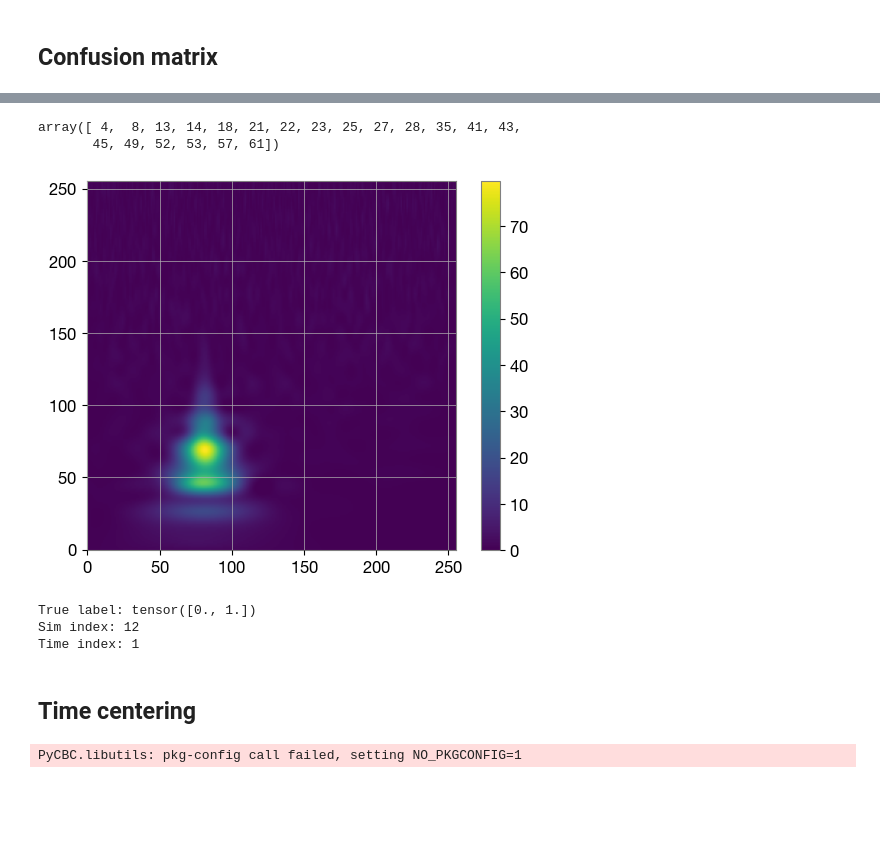
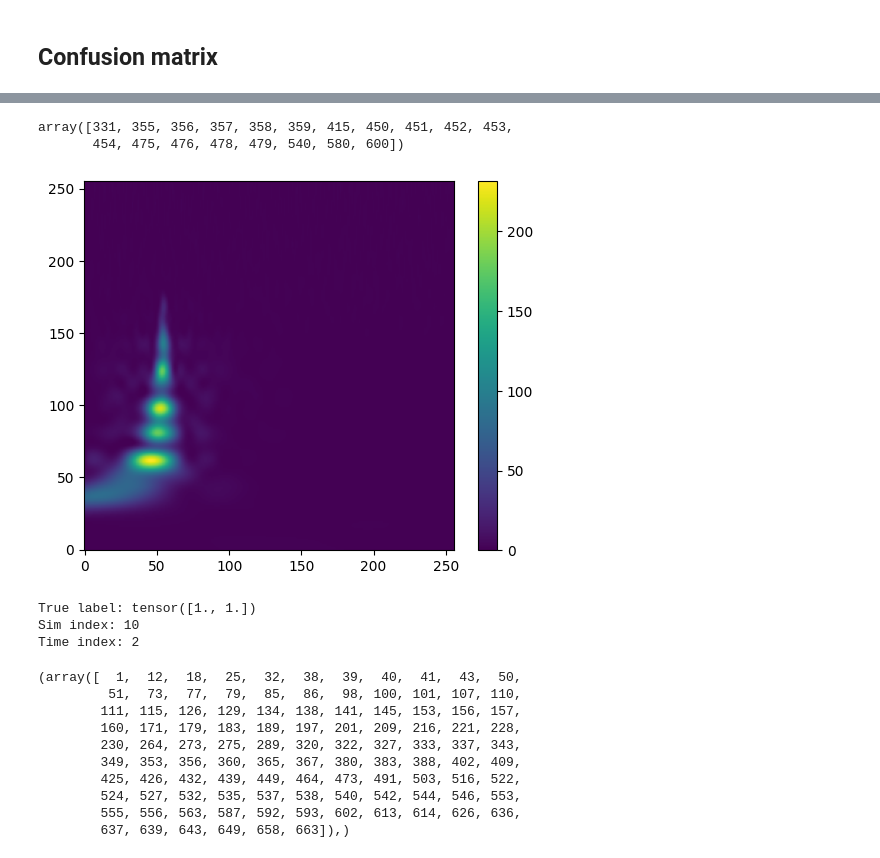
Before and after one commit to AryamannRao/LISAGlitchSignalClassifier, a Jupyter notebook: src/notebooks/model_hm_inference.ipynb, the cells around one changed output, grey strips where cells are left out. Saved outputs shown, nothing was run; the diff lists cells and outputs as text; code cells hidden in the pictures; blank space fills up the shorter version.

Commit message:
Added variation of orbit start times in dataset.

```diff
--- a/src/notebooks/model_hm_inference.ipynb
+++ b/src/notebooks/model_hm_inference.ipynb
@@ -86,11 +106,24 @@ plt.show()
 # %%
 dataset = LISADataset(training_hm_dataset_path)
 
-N = len(dataset)
-train_size = int(0.7 * N)
-val_size   = int(0.2 * N)
-test_size  = N - train_size - val_size
+unique_indices = np.unique(dataset.sim_indices)
+all_indices = np.array(dataset.sim_indices)
 
-generator = torch.Generator().manual_seed(42)
-train_dataset, val_dataset, test_dataset = random_split(
-    dataset, [train_size, val_size, test_size], generator=generator)
+rng = np.random.default_rng(42)
+rng.shuffle(unique_indices)
+
+n_total = len(unique_indices)
+n_train = int(0.7 * n_total)
+n_val   = int(0.2 * n_total)
+
+train_sources = unique_indices[:n_train]
+val_sources   = unique_indices[n_train:n_train+n_val]
+test_sources  = unique_indices[n_train+n_val:]
+
+train_indices = np.where(np.isin(all_indices, train_sources))[0]
+val_indices   = np.where(np.isin(all_indices, val_sources))[0]
+test_indices  = np.where(np.isin(all_indices, test_sources))[0]
+
+train_dataset = Subset(dataset, train_indices)
+val_dataset   = Subset(dataset, val_indices)
+test_dataset  = Subset(dataset, test_indices)
@@ -141,20 +186,18 @@ plt.show()
 # %%
-np.where((true_class == 2)&(pred_class == 2))[0][0:20]
+np.where((true_class == 2)&(pred_class == 0))[0]
 # %% [output]
-array([ 4,  8, 13, 14, 18, 21, 22, 23, 25, 27, 28, 35, 41, 43,
-       45, 49, 52, 53, 57, 61])
+array([331, 355, 356, 357, 358, 359, 415, 450, 451, 452, 453,
+       454, 475, 476, 478, 479, 540, 580, 600])
 # %%
-image, label, sim_index, time_index = test_dataset[41]
+image, label, sim_index, time_index = test_dataset[662]
 plt.imshow(image[0], origin='lower')
 plt.colorbar()
 plt.show()
 print('True label:', label)
 print('Sim index:', sim_index)
 print('Time index:', time_index)
 # %% [output]
-[figure, old version]
+[figure, new version]
-True label: tensor([0., 1.])
-Sim index: 12
-Time index: 1
+True label: tensor([1., 1.])
+Sim index: 10
+Time index: 2
-# %% [markdown]
-## Time centering
@@ -162,8 +208,16 @@ Time index: 1
 from helpers.qtransform import *
 from helpers.simulation import *
 
-MASS_CATEGORY = 'high_mass'  # 'low_mass', 'high_mass', 'ext_high_mass'
-SPEC = SPECS[MASS_CATEGORY]
+MASS_CATEGORY = 'ext_high_mass'  # 'low_mass', 'high_mass', 'ext_high_mass'
+SPEC = {'low_mass': {'trange':(-3, 3), 'frange':(1e-3, 1e-1),
+                      'Qvals':np.linspace(29, 31, 5), 'Q':30,
+                      'drange':np.logspace(3, 4, 5)},
+         'high_mass': {'trange':(-3, 3), 'frange':(1e-3, 1e-1),
+                      'Qvals':np.linspace(15, 17, 5), 'Q':16,
+                      'drange':np.logspace(3, 5, 5)},
+         'ext_high_mass': {'trange':(-3, 3), 'frange':(1e-4, 1e-2),
+                       'Qvals':np.linspace(5, 7, 5), 'Q':6,
+                       'drange':np.logspace(4, 5, 5)}}[MASS_CATEGORY]
 
 RESOLUTION = 256
 REPRESENTATION = 'qscan'  # 'qscan' or 'varqscan'
@@ -186,5 +240,3 @@ def run_one_sample(args):
         QT[:, :, ['A', 'E', 'T'].index(channel)] = data
 
     return QT, t_arr, f_arr
-# %% [output]
-PyCBC.libutils: pkg-config call failed, setting NO_PKGCONFIG=1
@@ -190,0 +258,13 @@ PyCBC.libutils: pkg-config call failed, setting NO_PKGCONFIG=1
+# %%
+np.where(inj_points.astype(str) == 'tm_12')
+# %% [output]
+(array([  1,  12,  18,  25,  32,  38,  39,  40,  41,  43,  50,
+         51,  73,  77,  79,  85,  86,  98, 100, 101, 107, 110,
+        111, 115, 126, 129, 134, 138, 141, 145, 153, 156, 157,
+        160, 171, 179, 183, 189, 197, 201, 209, 216, 221, 228,
+        230, 264, 273, 275, 289, 320, 322, 327, 333, 337, 343,
+        349, 353, 356, 360, 365, 367, 380, 383, 388, 402, 409,
+        425, 426, 432, 439, 449, 464, 473, 491, 503, 516, 522,
+        524, 527, 532, 535, 537, 538, 540, 542, 544, 546, 553,
+        555, 556, 563, 587, 592, 593, 602, 613, 614, 626, 636,
+        637, 639, 643, 649, 658, 663]),)
```
Also changed, not shown: parts of 13 cells of this notebook, 16 other files.
